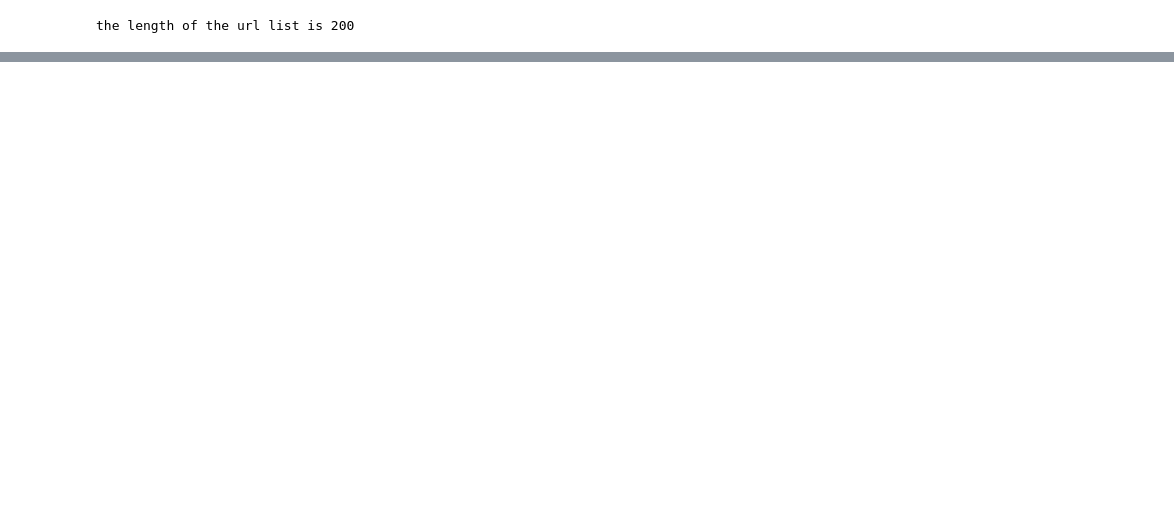
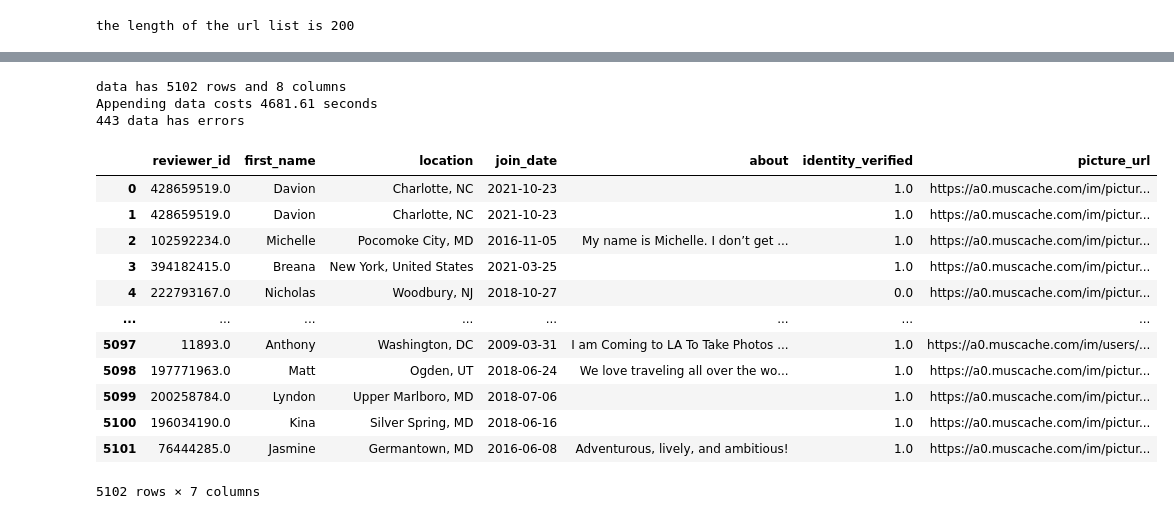
Before and after one commit to songxxiao/Py_spyder, a Jupyter notebook: Airbnb/AirBnb_Crawler.ipynb, the cells around one changed output, grey strips where cells are left out. Saved outputs shown, nothing was run; the diff lists cells and outputs as text; code cells hidden in the pictures; blank space fills up the shorter version.

```diff
--- a/Airbnb/AirBnb_Crawler.ipynb
+++ b/Airbnb/AirBnb_Crawler.ipynb
@@ -261,0 +408,72 @@ a
+# %%
+## Reviewer Table
+url = 'https://api.airbnb.com/v2/users/13720227?key=d306zoyjsyarp7ifhu67rjxn52tv0t20&locale=en'
+response = requests.get(url)
+user_json = response.json()
+user_json
+# host (host_id, host_name, about, join_date, location, identity_verified, pic_url)
+# reviewer (reviewer_id, reviewer_name, about, join_date, location, identity_verified, pic_url)
+def extract_user(user_json, reviewer=True):
+    '''extract reviewer/host and host information
+    '''
+    userDict = {
+              'first_name':'null',
+              'join_date':'null',
+              'about':'null',
+              'identity_verified':'null',
+              'picture_url':'null',
+              'created_at':'null',
+              'location':'null'
+    }
+    if reviewer:
+        userDict['reviewer_id'] = user_json['user']['id']
+    else:
+        userDict['host_id'] = user_json['user']['id']
+    userDict['first_name'] = user_json['user']['first_name']
+    userDict['join_date'] = extract_date(user_json['user']['created_at'])
+    userDict['about'] = user_json['user']['about']
+    userDict['identity_verified'] = user_json['user']['identity_verified']
+    userDict['picture_url'] = user_json['user']['picture_url']
+    # userDict['created_at'] = user_json['user']['created_at']
+    userDict['location'] = user_json['user']['location']
+    return userDict
+#for i in tqdm(listingDt['host_id']):
+#    'https://api.airbnb.com/v2/users/13720227?key=d306zoyjsyarp7ifhu67rjxn52tv0t20&locale=en'
+reviewerDt = pd.DataFrame()
+error_reviewer_list = []
+start = time.time()
+for i in tqdm(reviewDt['reviewer_id']):
+    host_url = 'https://api.airbnb.com/v2/users/{}?key=d306zoyjsyarp7ifhu67rjxn52tv0t20&locale=en'.format(i)
+    time.sleep(0.1)
+    response = requests.get(host_url)
+    json_input = response.json()
+    try:
+        dt1 = extract_user(json_input)
+    except:
+        error_reviewer_list.append(i)
+    reviewerDt = reviewerDt.append(dt1, ignore_index = True)
+print('data has {} rows and {} columns'.format(reviewerDt.shape[0], reviewerDt.shape[1]))
+print('Appending data costs %.2f seconds'%(time.time() - start))
+print('{} data has errors'.format(len(error_reviewer_list)))
+
+listcol = ['reviewer_id','first_name','location','join_date','about','identity_verified','picture_url']
+reviewerDt = reviewerDt[listcol]
+reviewerDt.to_csv('./reviewerDt.csv', header=False, index = False)
+reviewerDt
+# %% [output]
+data has 5102 rows and 8 columns
+Appending data costs 4681.61 seconds
+443 data has errors
+|  | reviewer_id | first_name | location | join_date | about | identity_verified | picture_url |
+| 0 | 428659519.0 | Davion | Charlotte, NC | 2021-10-23 |  | 1.0 | https://a0.muscache.com/im/pictur... |
+| 1 | 428659519.0 | Davion | Charlotte, NC | 2021-10-23 |  | 1.0 | https://a0.muscache.com/im/pictur... |
+| 2 | 102592234.0 | Michelle | Pocomoke City, MD | 2016-11-05 | My name is Michelle. I don’t get ... | 1.0 | https://a0.muscache.com/im/pictur... |
+| 3 | 394182415.0 | Breana | New York, United States | 2021-03-25 |  | 1.0 | https://a0.muscache.com/im/pictur... |
+| 4 | 222793167.0 | Nicholas | Woodbury, NJ | 2018-10-27 |  | 0.0 | https://a0.muscache.com/im/pictur... |
+| ... | ... | ... | ... | ... | ... | ... | ... |
+| 5097 | 11893.0 | Anthony | Washington, DC | 2009-03-31 | I am Coming to LA To Take Photos ... | 1.0 | https://a0.muscache.com/im/users/... |
+| 5098 | 197771963.0 | Matt | Ogden, UT | 2018-06-24 | We love traveling all over the wo... | 1.0 | https://a0.muscache.com/im/pictur... |
+| 5099 | 200258784.0 | Lyndon | Upper Marlboro, MD | 2018-07-06 |  | 1.0 | https://a0.muscache.com/im/pictur... |
+| 5100 | 196034190.0 | Kina | Silver Spring, MD | 2018-06-16 |  | 1.0 | https://a0.muscache.com/im/pictur... |
+| 5101 | 76444285.0 | Jasmine | Germantown, MD | 2016-06-08 | Adventurous, lively, and ambitious! | 1.0 | https://a0.muscache.com/im/pictur... |
+5102 rows × 7 columns
```
Also changed, not shown: parts of 14 cells of this notebook, 2 other files.
